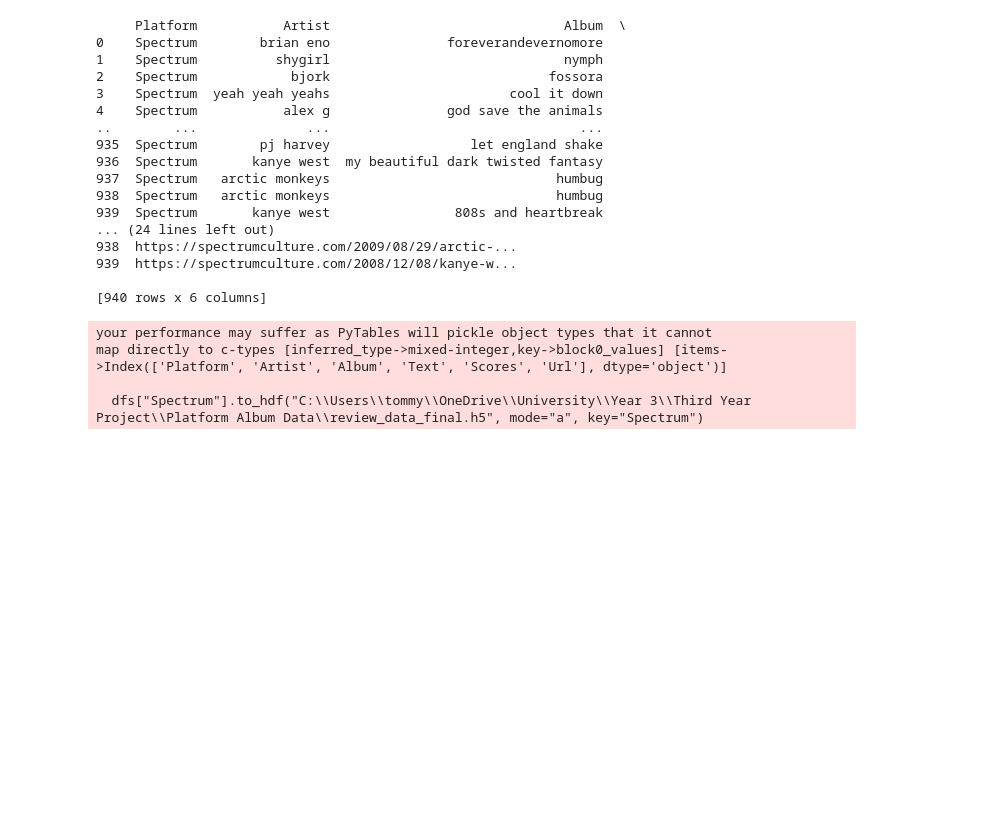
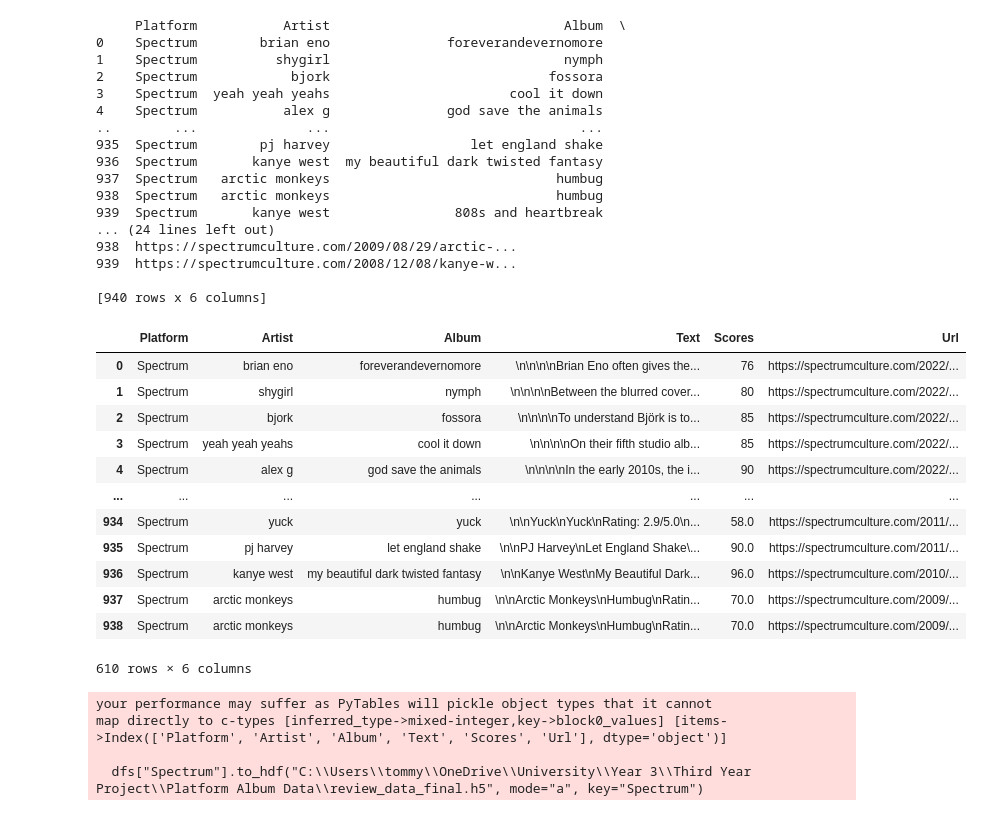
Before and after one commit to tjsnel/Third-Year-Project, a Jupyter notebook: third-year-project/Notebooks/text_formatting.ipynb, the cells around one changed output. Saved outputs shown, nothing was run; the diff lists cells and outputs as text; code cells hidden in the pictures; blank space fills up the shorter version.

```diff
--- a/third-year-project/Notebooks/text_formatting.ipynb
+++ b/third-year-project/Notebooks/text_formatting.ipynb
@@ -178,6 +187,22 @@ print(dfs["Spectrum"])
 939  https://spectrumculture.com/2008/12/08/kanye-w...
 
 [940 rows x 6 columns]
+# %%
+dfs["Spectrum"].loc[dfs["Spectrum"]["Scores"] != -1]
+# %% [output]
+|  | Platform | Artist | Album | Text | Scores | Url |
+| 0 | Spectrum | brian eno | foreverandevernomore | \n\n\n\nBrian Eno often gives the... | 76 | https://spectrumculture.com/2022/... |
+| 1 | Spectrum | shygirl | nymph | \n\n\n\nBetween the blurred cover... | 80 | https://spectrumculture.com/2022/... |
+| 2 | Spectrum | bjork | fossora | \n\n\n\nTo understand Björk is to... | 85 | https://spectrumculture.com/2022/... |
+| 3 | Spectrum | yeah yeah yeahs | cool it down | \n\n\n\nOn their fifth studio alb... | 85 | https://spectrumculture.com/2022/... |
+| 4 | Spectrum | alex g | god save the animals | \n\n\n\nIn the early 2010s, the i... | 90 | https://spectrumculture.com/2022/... |
+| ... | ... | ... | ... | ... | ... | ... |
+| 934 | Spectrum | yuck | yuck | \n\nYuck\nYuck\nRating: 2.9/5.0\n... | 58.0 | https://spectrumculture.com/2011/... |
+| 935 | Spectrum | pj harvey | let england shake | \n\nPJ Harvey\nLet England Shake\... | 90.0 | https://spectrumculture.com/2011/... |
+| 936 | Spectrum | kanye west | my beautiful dark twisted fantasy | \n\nKanye West\nMy Beautiful Dark... | 96.0 | https://spectrumculture.com/2010/... |
+| 937 | Spectrum | arctic monkeys | humbug | \n\nArctic Monkeys\nHumbug\nRatin... | 70.0 | https://spectrumculture.com/2009/... |
+| 938 | Spectrum | arctic monkeys | humbug | \n\nArctic Monkeys\nHumbug\nRatin... | 70.0 | https://spectrumculture.com/2009/... |
+610 rows × 6 columns
 # %%
 dfs["Spectrum"].to_hdf("C:\\Users\\tommy\\OneDrive\\University\\Year 3\\Third Year Project\\Platform Album Data\\review_data_final.h5", mode="a", key="Spectrum")
 # %% [output]
```
Also changed, not shown: parts of 3 cells of this notebook, 6 other files.
